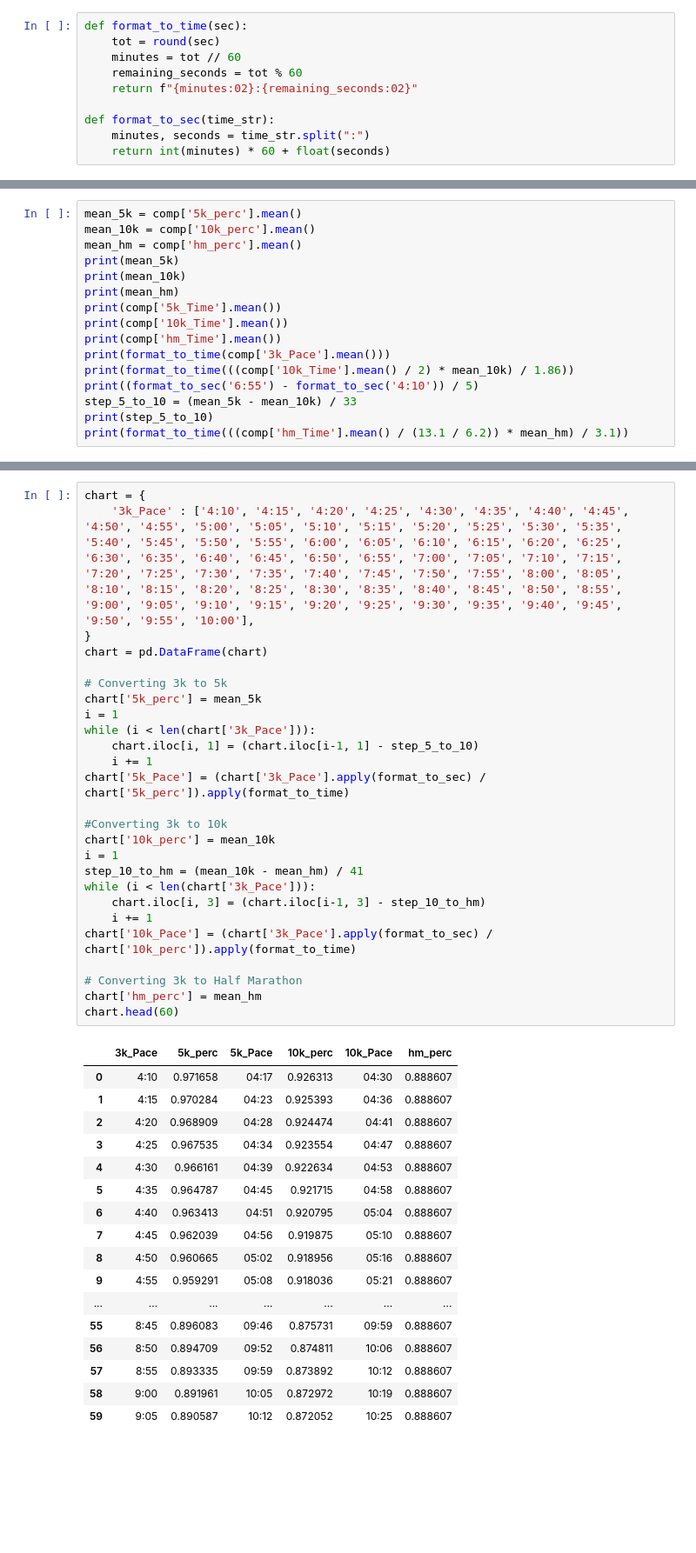
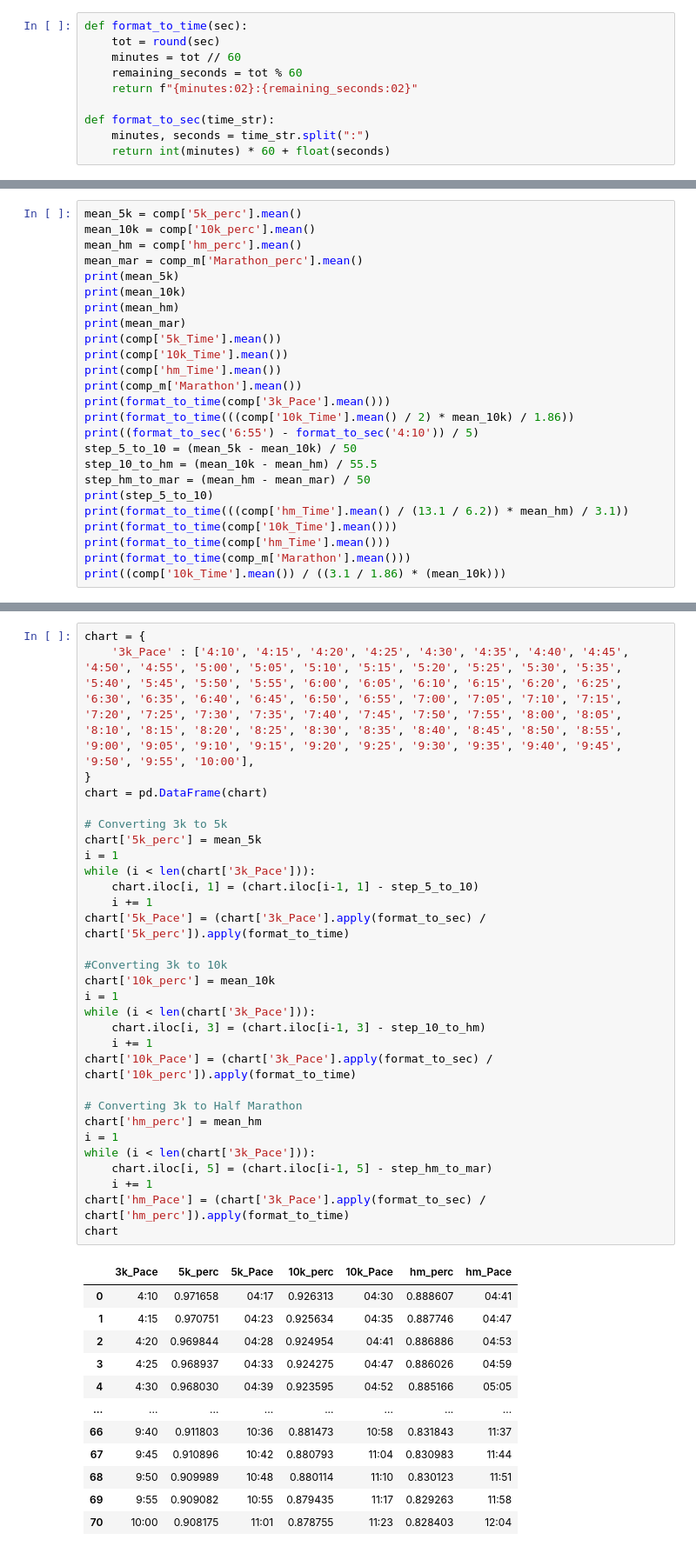
Before and after one commit to 415jason/Bowers-Pace-Chart, a Jupyter notebook: PaceChartData.ipynb, the cells around one changed output, grey strips where cells are left out. Shown at 87% size. Saved outputs shown, nothing was run; the diff lists cells and outputs as text; blank space fills up the shorter version.

```diff
--- a/PaceChartData.ipynb
+++ b/PaceChartData.ipynb
@@ -57,18 +57,27 @@ comp_m
 mean_5k = comp['5k_perc'].mean()
 mean_10k = comp['10k_perc'].mean()
 mean_hm = comp['hm_perc'].mean()
+mean_mar = comp_m['Marathon_perc'].mean()
 print(mean_5k)
 print(mean_10k)
 print(mean_hm)
+print(mean_mar)
 print(comp['5k_Time'].mean())
 print(comp['10k_Time'].mean())
 print(comp['hm_Time'].mean())
+print(comp_m['Marathon'].mean())
 print(format_to_time(comp['3k_Pace'].mean()))
 print(format_to_time(((comp['10k_Time'].mean() / 2) * mean_10k) / 1.86))
 print((format_to_sec('6:55') - format_to_sec('4:10')) / 5)
-step_5_to_10 = (mean_5k - mean_10k) / 33
+step_5_to_10 = (mean_5k - mean_10k) / 50
+step_10_to_hm = (mean_10k - mean_hm) / 55.5
+step_hm_to_mar = (mean_hm - mean_mar) / 50
 print(step_5_to_10)
 print(format_to_time(((comp['hm_Time'].mean() / (13.1 / 6.2)) * mean_hm) / 3.1))
+print(format_to_time(comp['10k_Time'].mean()))
+print(format_to_time(comp['hm_Time'].mean()))
+print(format_to_time(comp_m['Marathon'].mean()))
+print((comp['10k_Time'].mean()) / ((3.1 / 1.86) * (mean_10k)))
 # %% [output]
 0.9716576086956522
 0.9263130434782608
@@ -84,44 +99,43 @@ print(format_to_time(((comp['hm_Time'].mean() / (13.1 / 6.2)) * mean_hm) / 3.1))
 # %%
 chart = {
     '3k_Pace' : ['4:10', '4:15', '4:20', '4:25', '4:30', '4:35', '4:40', '4:45', '4:50', '4:55', '5:00', '5:05', '5:10', '5:15', '5:20', '5:25', '5:30', '5:35', '5:40', '5:45', '5:50', '5:55', '6:00', '6:05', '6:10', '6:15', '6:20', '6:25', '6:30', '6:35', '6:40', '6:45', '6:50', '6:55', '7:00', '7:05', '7:10', '7:15', '7:20', '7:25', '7:30', '7:35', '7:40', '7:45', '7:50', '7:55', '8:00', '8:05', '8:10', '8:15', '8:20', '8:25', '8:30', '8:35', '8:40', '8:45', '8:50', '8:55', '9:00', '9:05', '9:10', '9:15', '9:20', '9:25', '9:30', '9:35', '9:40', '9:45', '9:50', '9:55', '10:00'],
 }
 chart = pd.DataFrame(chart)
 
 # Converting 3k to 5k
 chart['5k_perc'] = mean_5k
 i = 1
 while (i < len(chart['3k_Pace'])):
     chart.iloc[i, 1] = (chart.iloc[i-1, 1] - step_5_to_10)
     i += 1
 chart['5k_Pace'] = (chart['3k_Pace'].apply(format_to_sec) / chart['5k_perc']).apply(format_to_time)
 
 #Converting 3k to 10k
 chart['10k_perc'] = mean_10k
 i = 1
-step_10_to_hm = (mean_10k - mean_hm) / 41
 while (i < len(chart['3k_Pace'])):
     chart.iloc[i, 3] = (chart.iloc[i-1, 3] - step_10_to_hm)
     i += 1
 chart['10k_Pace'] = (chart['3k_Pace'].apply(format_to_sec) / chart['10k_perc']).apply(format_to_time)
 
 # Converting 3k to Half Marathon
 chart['hm_perc'] = mean_hm
-chart.head(60)
+i = 1
+while (i < len(chart['3k_Pace'])):
+    chart.iloc[i, 5] = (chart.iloc[i-1, 5] - step_hm_to_mar)
+    i += 1
+chart['hm_Pace'] = (chart['3k_Pace'].apply(format_to_sec) / chart['hm_perc']).apply(format_to_time)
+chart
 # %% [output]
-|  | 3k_Pace | 5k_perc | 5k_Pace | 10k_perc | 10k_Pace | hm_perc |
-| 0 | 4:10 | 0.971658 | 04:17 | 0.926313 | 04:30 | 0.888607 |
-| 1 | 4:15 | 0.970284 | 04:23 | 0.925393 | 04:36 | 0.888607 |
-| 2 | 4:20 | 0.968909 | 04:28 | 0.924474 | 04:41 | 0.888607 |
-| 3 | 4:25 | 0.967535 | 04:34 | 0.923554 | 04:47 | 0.888607 |
-| 4 | 4:30 | 0.966161 | 04:39 | 0.922634 | 04:53 | 0.888607 |
-| 5 | 4:35 | 0.964787 | 04:45 | 0.921715 | 04:58 | 0.888607 |
-| 6 | 4:40 | 0.963413 | 04:51 | 0.920795 | 05:04 | 0.888607 |
-| 7 | 4:45 | 0.962039 | 04:56 | 0.919875 | 05:10 | 0.888607 |
-| 8 | 4:50 | 0.960665 | 05:02 | 0.918956 | 05:16 | 0.888607 |
-| 9 | 4:55 | 0.959291 | 05:08 | 0.918036 | 05:21 | 0.888607 |
-| ... | ... | ... | ... | ... | ... | ... |
-| 55 | 8:45 | 0.896083 | 09:46 | 0.875731 | 09:59 | 0.888607 |
-| 56 | 8:50 | 0.894709 | 09:52 | 0.874811 | 10:06 | 0.888607 |
-| 57 | 8:55 | 0.893335 | 09:59 | 0.873892 | 10:12 | 0.888607 |
-| 58 | 9:00 | 0.891961 | 10:05 | 0.872972 | 10:19 | 0.888607 |
-| 59 | 9:05 | 0.890587 | 10:12 | 0.872052 | 10:25 | 0.888607 |
+|  | 3k_Pace | 5k_perc | 5k_Pace | 10k_perc | 10k_Pace | hm_perc | hm_Pace |
+| 0 | 4:10 | 0.971658 | 04:17 | 0.926313 | 04:30 | 0.888607 | 04:41 |
+| 1 | 4:15 | 0.970751 | 04:23 | 0.925634 | 04:35 | 0.887746 | 04:47 |
+| 2 | 4:20 | 0.969844 | 04:28 | 0.924954 | 04:41 | 0.886886 | 04:53 |
+| 3 | 4:25 | 0.968937 | 04:33 | 0.924275 | 04:47 | 0.886026 | 04:59 |
+| 4 | 4:30 | 0.968030 | 04:39 | 0.923595 | 04:52 | 0.885166 | 05:05 |
+| ... | ... | ... | ... | ... | ... | ... | ... |
+| 66 | 9:40 | 0.911803 | 10:36 | 0.881473 | 10:58 | 0.831843 | 11:37 |
+| 67 | 9:45 | 0.910896 | 10:42 | 0.880793 | 11:04 | 0.830983 | 11:44 |
+| 68 | 9:50 | 0.909989 | 10:48 | 0.880114 | 11:10 | 0.830123 | 11:51 |
+| 69 | 9:55 | 0.909082 | 10:55 | 0.879435 | 11:17 | 0.829263 | 11:58 |
+| 70 | 10:00 | 0.908175 | 11:01 | 0.878755 | 11:23 | 0.828403 | 12:04 |
```
Also changed, not shown: parts of 4 cells of this notebook, 1 other file.
